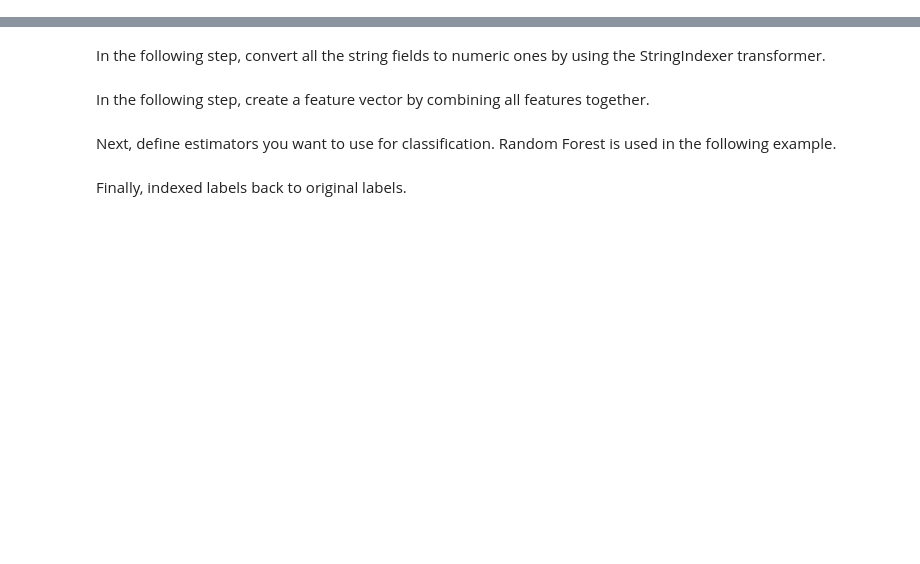
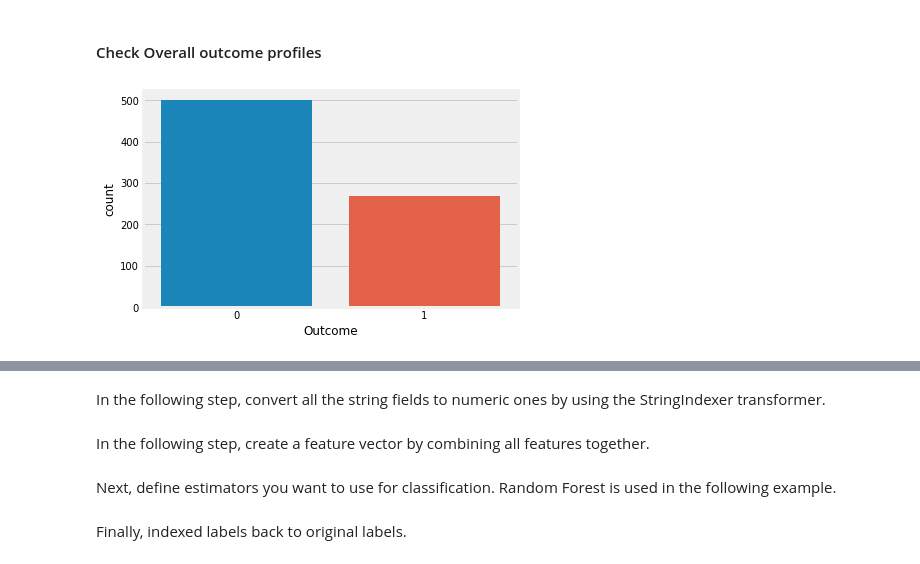
Before and after one commit to fmlin429/DiabetesPredictionAI, a Jupyter notebook: DiabetesPrediction.ipynb, the cells around one changed output, grey strips where cells are left out. Saved outputs shown, nothing was run; the diff lists cells and outputs as text; code cells hidden in the pictures; blank space fills up the shorter version.

```diff
--- a/DiabetesPrediction.ipynb
+++ b/DiabetesPrediction.ipynb
@@ -143,0 +175,7 @@ df_pandas.head(10)
+# %% [markdown]
+#### Check Overall outcome profiles
+# %%
+sns.countplot(x='Outcome',data=df_pandas)
+plt.show()
+# %% [output]
+[figure, added]
```
Also changed, not shown: parts of 75 cells of this notebook.
